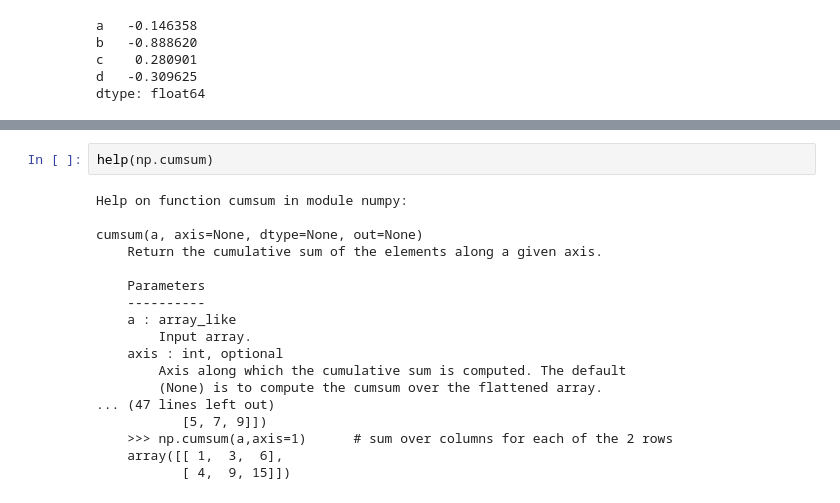
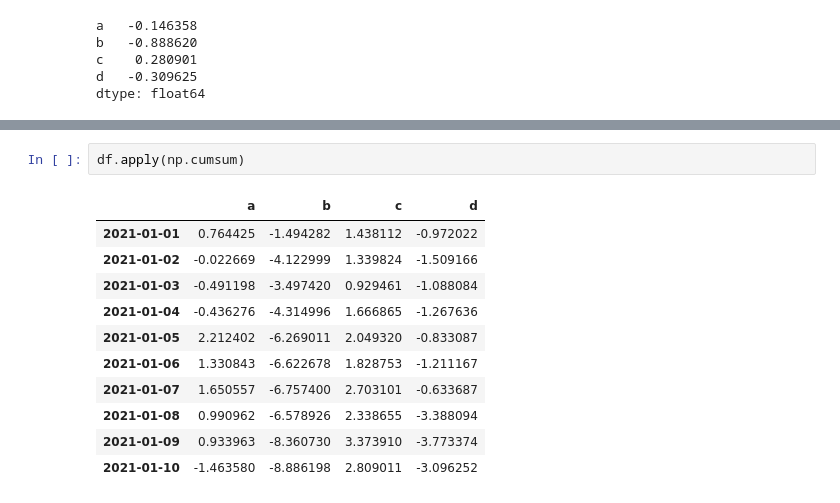
Before and after one commit to jpaulorc/Leaning-Python, a Jupyter notebook: NB00012-pandas.ipynb, the cells around one changed output, grey strips where cells are left out. Drawn from its saved outputs; the diff is of its cells as text.

Commit message:
Numpy with Pandas

```diff
--- a/NB00012-pandas.ipynb
+++ b/NB00012-pandas.ipynb
@@ -498,20 +512,14 @@ dtype: float64
 # %%
-help(np.cumsum)
+df.apply(np.cumsum)
 # %% [output]
-Help on function cumsum in module numpy:
-
-cumsum(a, axis=None, dtype=None, out=None)
-    Return the cumulative sum of the elements along a given axis.
-
-    Parameters
-    ----------
-    a : array_like
-        Input array.
-    axis : int, optional
-        Axis along which the cumulative sum is computed. The default
-        (None) is to compute the cumsum over the flattened array.
-... (47 lines left out)
-           [5, 7, 9]])
-    >>> np.cumsum(a,axis=1)      # sum over columns for each of the 2 rows
-    array([[ 1,  3,  6],
-           [ 4,  9, 15]])
+|  | a | b | c | d |
+| 2021-01-01 | 0.764425 | -1.494282 | 1.438112 | -0.972022 |
+| 2021-01-02 | -0.022669 | -4.122999 | 1.339824 | -1.509166 |
+| 2021-01-03 | -0.491198 | -3.497420 | 0.929461 | -1.088084 |
+| 2021-01-04 | -0.436276 | -4.314996 | 1.666865 | -1.267636 |
+| 2021-01-05 | 2.212402 | -6.269011 | 2.049320 | -0.833087 |
+| 2021-01-06 | 1.330843 | -6.622678 | 1.828753 | -1.211167 |
+| 2021-01-07 | 1.650557 | -6.757400 | 2.703101 | -0.633687 |
+| 2021-01-08 | 0.990962 | -6.578926 | 2.338655 | -3.388094 |
+| 2021-01-09 | 0.933963 | -8.360730 | 3.373910 | -3.773374 |
+| 2021-01-10 | -1.463580 | -8.886198 | 2.809011 | -3.096252 |
```
Also changed, not shown: parts of 1 cell of this notebook.
